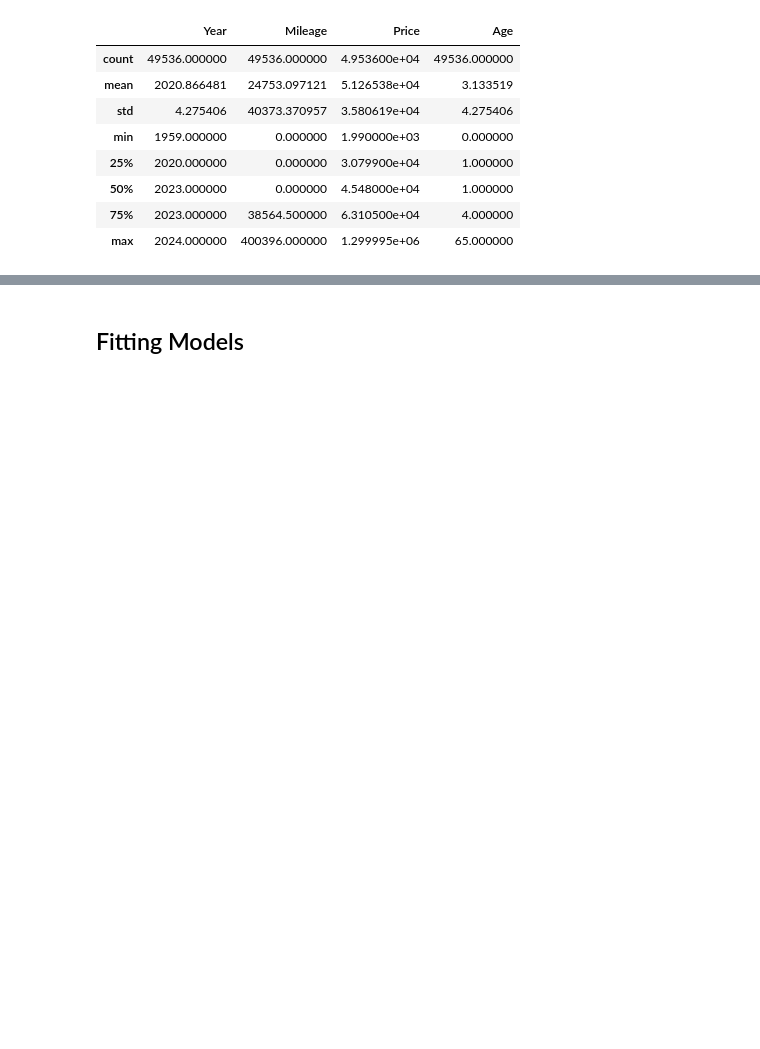
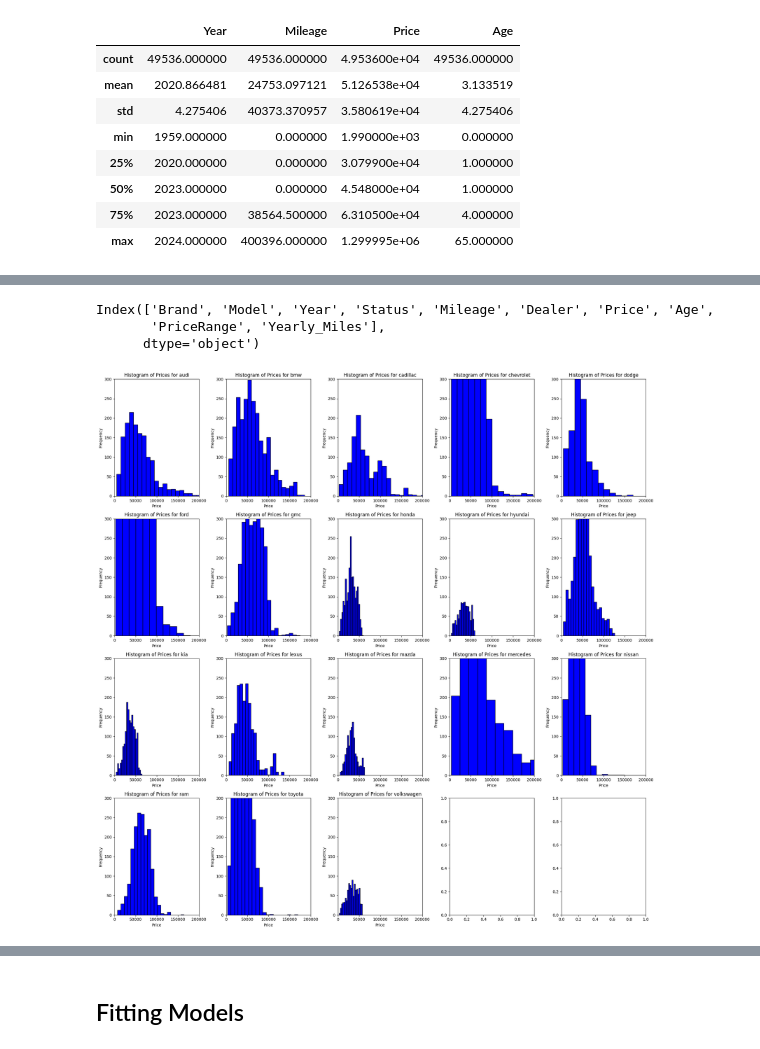
Before and after one commit to BlueOceanWave/ML-584-Project, a Jupyter notebook: analysis.ipynb, the cells around one changed output, grey strips where cells are left out. Cells and saved outputs as stored; diff of their text form; code cells hidden in the pictures; blank space fills up the shorter version.

```diff
--- a/analysis.ipynb
+++ b/analysis.ipynb
@@ -127,6 +152,5 @@ Our goal is to provide an indepth analysis of the dataset per car manufacturer,
 # %%
-# Print the counts for each brand
-brand_counts = df['Brand'].value_counts()
+brand_counts = df_with_features['Brand'].value_counts()
 for brand, count in brand_counts.items():
     print(f"{brand}: {count} rows")
 # %% [output]
@@ -171,0 +175,34 @@ df_with_features
+# %%
+grouped_by_brand = df_with_features.groupby('Brand')
+brand_datasets = {brand: group for brand, group in grouped_by_brand if len(group) > 1000}
+
+brand_datasets['ford'].columns
+# %% [output]
+Index(['Brand', 'Model', 'Year', 'Status', 'Mileage', 'Dealer', 'Price', 'Age',
+       'PriceRange', 'Yearly_Miles'],
+      dtype='object')
+# %%
+import matplotlib.pyplot as plt
+
+# Assuming brand_datasets is a dictionary containing DataFrames for each brand
+fig, axs = plt.subplots(4, 5, figsize=(20, 20))
+axs = axs.flatten()
+c = 0
+
+for brand, brand_df in brand_datasets.items():
+    axs[c].hist(brand_df['Price'], bins=20, color='blue', edgecolor='black')
+
+    axs[c].set_xlabel('Price')
+    axs[c].set_ylabel('Frequency')
+    axs[c].set_title(f'Histogram of Prices for {brand}')
+
+    axs[c].set_xlim(0, 200000)
+    axs[c].set_ylim(0, 300)
+    c += 1
+
+
+# Adjust layout to prevent overlapping
+plt.tight_layout()
+plt.show()
+# %% [output]
+[figure, added]
```
Also changed, not shown: parts of 39 cells of this notebook.
